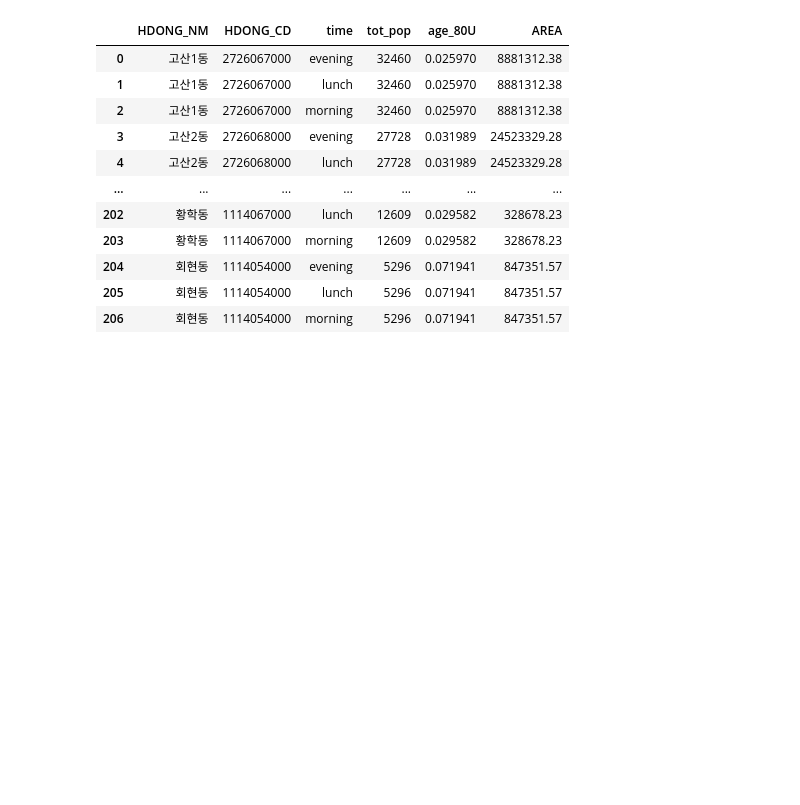
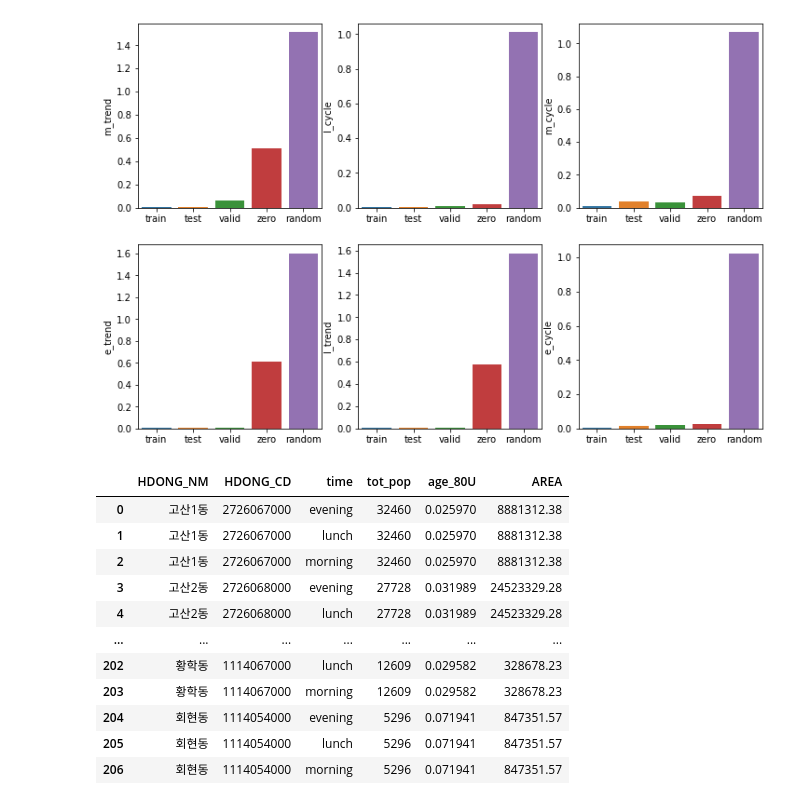
Before and after one commit to deagwon97/fp-ts, a Jupyter notebook: test.ipynb, the cells around one changed output. Cells and saved outputs as stored; diff of their text form; code cells hidden in the pictures; blank space fills up the shorter version.

```diff
--- a/test.ipynb
+++ b/test.ipynb
@@ -10,0 +12,5 @@ from utils.preprocess_utils import *
+# %%
+train_error = pd.read_csv('data/train_results/train_error.csv')
+# %%
+train_error.index = train_error.iloc[:,0]
+train_error.index
@@ -11,3 +34,13 @@ from utils.preprocess_utils import *
+# %%
+plt.figure(figsize = (12,8))
+for i in range(6):
+    if i <= 2:
+        plt.subplot(2,3,2*i+1)
+    else:
+        plt.subplot(2,3,(i-2)*2)
+    sns.barplot(x =train_error.columns[1:],  y = train_error.iloc[i,1:])
+# %% [output]
+[figure, added]
 # %%
 nontime = pd.read_csv('data/original/nontime_data.txt', sep = ' ')
 time = pd.read_csv('data/original/time_data.txt', sep = ' ')
```
Also changed, not shown: parts of 4 cells of this notebook, 3 other files.
